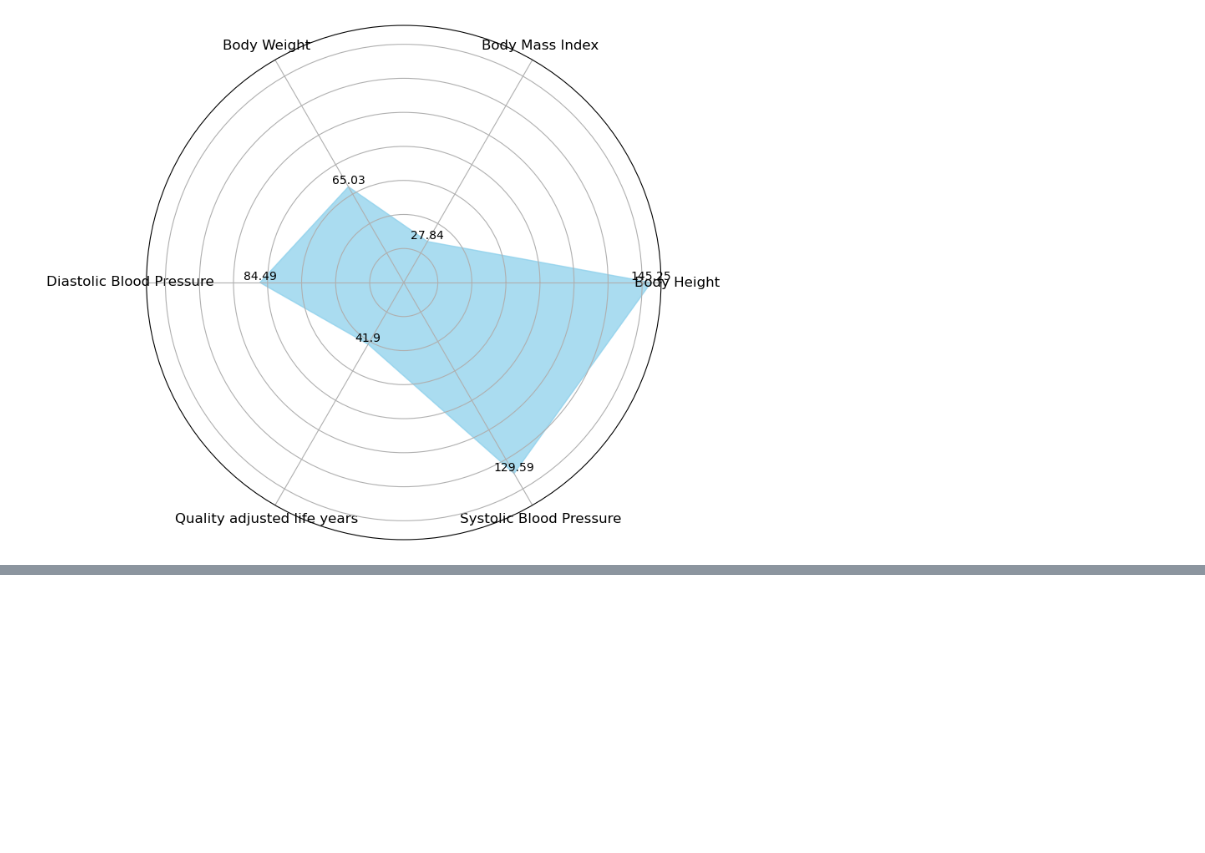
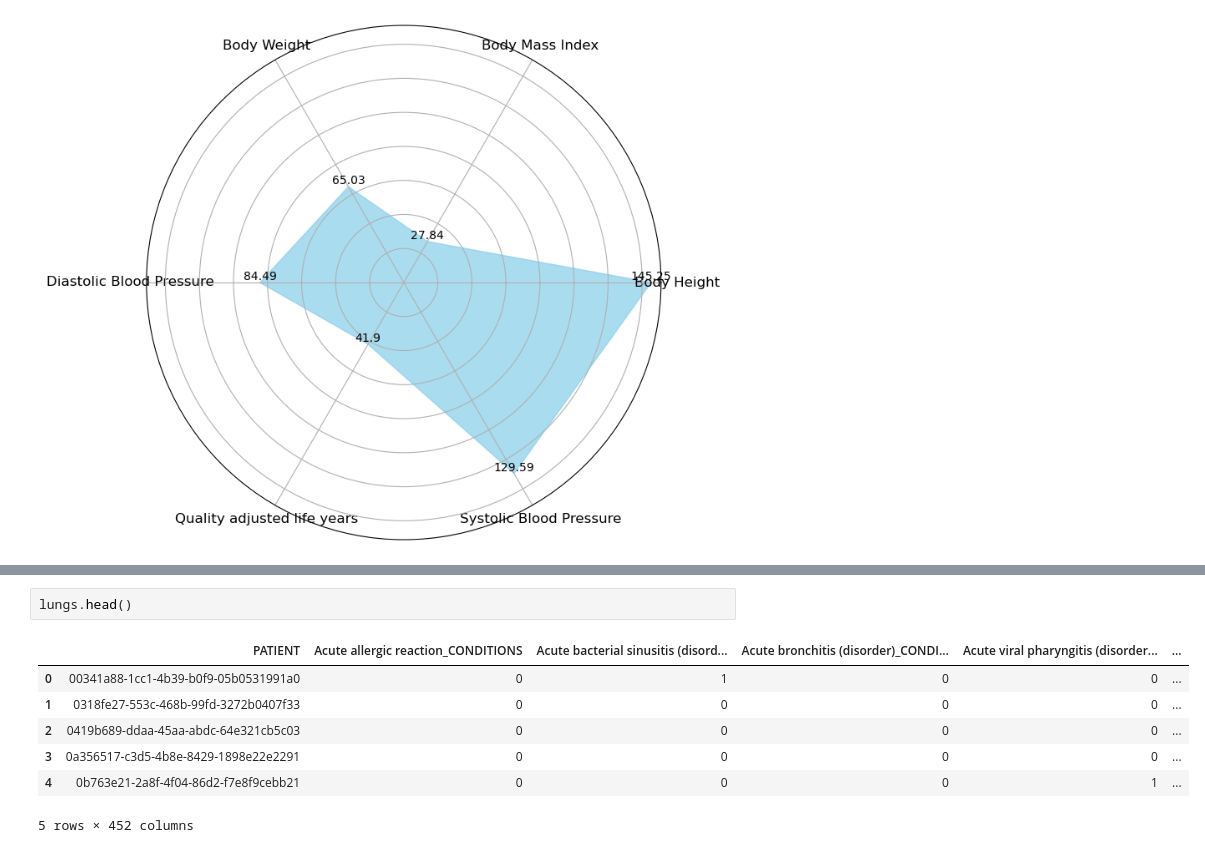
Before and after one commit to esseiple/MedicalBiasJLS, a Jupyter notebook: AnalysisDoc.ipynb, the cells around one changed output, grey strips where cells are left out. Drawn from its saved outputs; the diff is of its cells as text; blank space fills up the shorter version.

```diff
--- a/AnalysisDoc.ipynb
+++ b/AnalysisDoc.ipynb
@@ -208,0 +228,10 @@ plt.show()
+# %%
+lungs.head()
+# %% [output]
+|  | PATIENT | Acute allergic reaction_CONDITIONS | Acute bacterial sinusitis (disord... | Acute bronchitis (disorder)_CONDI... | Acute viral pharyngitis (disorder... | ... |
+| 0 | 00341a88-1cc1-4b39-b0f9-05b0531991a0 | 0 | 1 | 0 | 0 | ... |
+| 1 | 0318fe27-553c-468b-99fd-3272b0407f33 | 0 | 0 | 0 | 0 | ... |
+| 2 | 0419b689-ddaa-45aa-abdc-64e321cb5c03 | 0 | 0 | 0 | 0 | ... |
+| 3 | 0a356517-c3d5-4b8e-8429-1898e22e2291 | 0 | 0 | 0 | 0 | ... |
+| 4 | 0b763e21-2a8f-4f04-86d2-f7e8f9cebb21 | 0 | 0 | 0 | 1 | ... |
+5 rows × 452 columns
```
Also changed, not shown: parts of 2 cells of this notebook, 7 other files.
